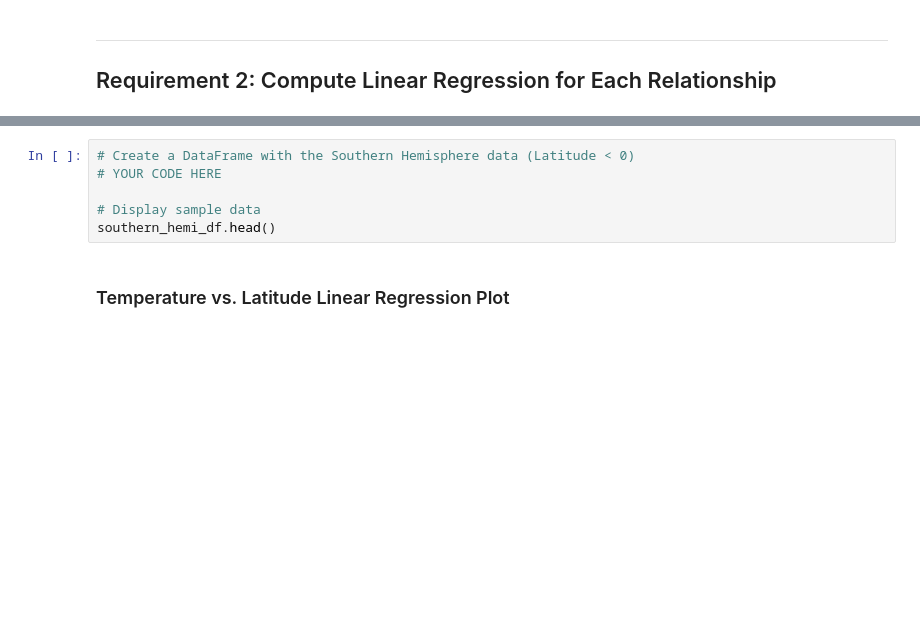
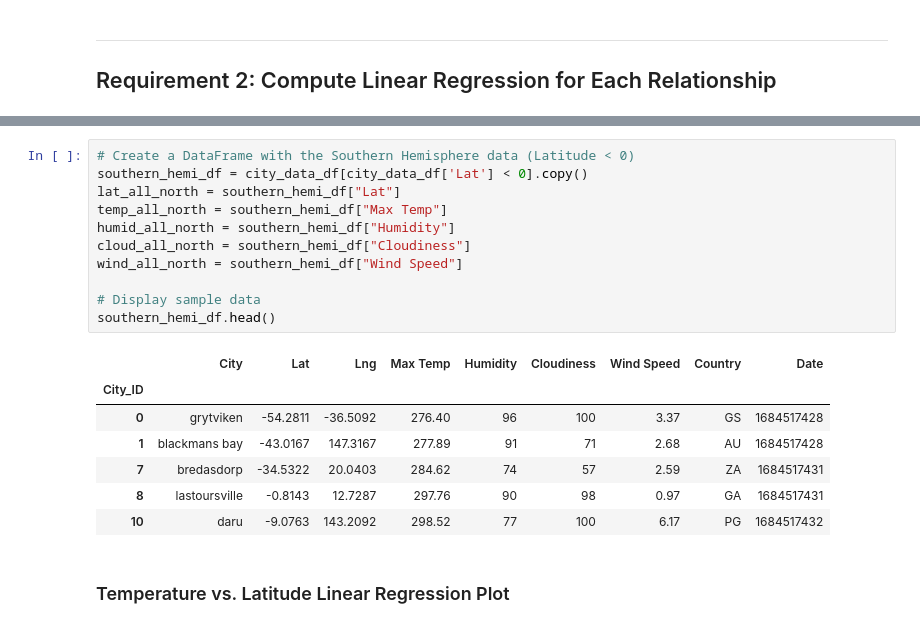
Before and after one commit to aglantzrbc/python-api-challenge, a Jupyter notebook: WeatherPy/WeatherPy.ipynb, the cells around one changed output, grey strips where cells are left out. Drawn from its saved outputs; the diff is of its cells as text; blank space fills up the shorter version.

```diff
--- a/WeatherPy/WeatherPy.ipynb
+++ b/WeatherPy/WeatherPy.ipynb
@@ -281,9 +294,22 @@ northern_hemi_df.head()
 # %%
 # Create a DataFrame with the Southern Hemisphere data (Latitude < 0)
-# YOUR CODE HERE
+southern_hemi_df = city_data_df[city_data_df['Lat'] < 0].copy()
+lat_all_north = southern_hemi_df["Lat"]
+temp_all_north = southern_hemi_df["Max Temp"]
+humid_all_north = southern_hemi_df["Humidity"]
+cloud_all_north = southern_hemi_df["Cloudiness"]
+wind_all_north = southern_hemi_df["Wind Speed"]
 
 # Display sample data
 southern_hemi_df.head()
+# %% [output]
+|  | City | Lat | Lng | Max Temp | Humidity | Cloudiness | Wind Speed | Country | Date |
+| City_ID |  |  |  |  |  |  |  |  |  |
+| 0 | grytviken | -54.2811 | -36.5092 | 276.40 | 96 | 100 | 3.37 | GS | 1684517428 |
+| 1 | blackmans bay | -43.0167 | 147.3167 | 277.89 | 91 | 71 | 2.68 | AU | 1684517428 |
+| 7 | bredasdorp | -34.5322 | 20.0403 | 284.62 | 74 | 57 | 2.59 | ZA | 1684517431 |
+| 8 | lastoursville | -0.8143 | 12.7287 | 297.76 | 90 | 98 | 0.97 | GA | 1684517431 |
+| 10 | daru | -9.0763 | 143.2092 | 298.52 | 77 | 100 | 6.17 | PG | 1684517432 |
 # %% [markdown]
 ###  Temperature vs. Latitude Linear Regression Plot
 # %%
```
Also changed, not shown: parts of 8 cells of this notebook.
